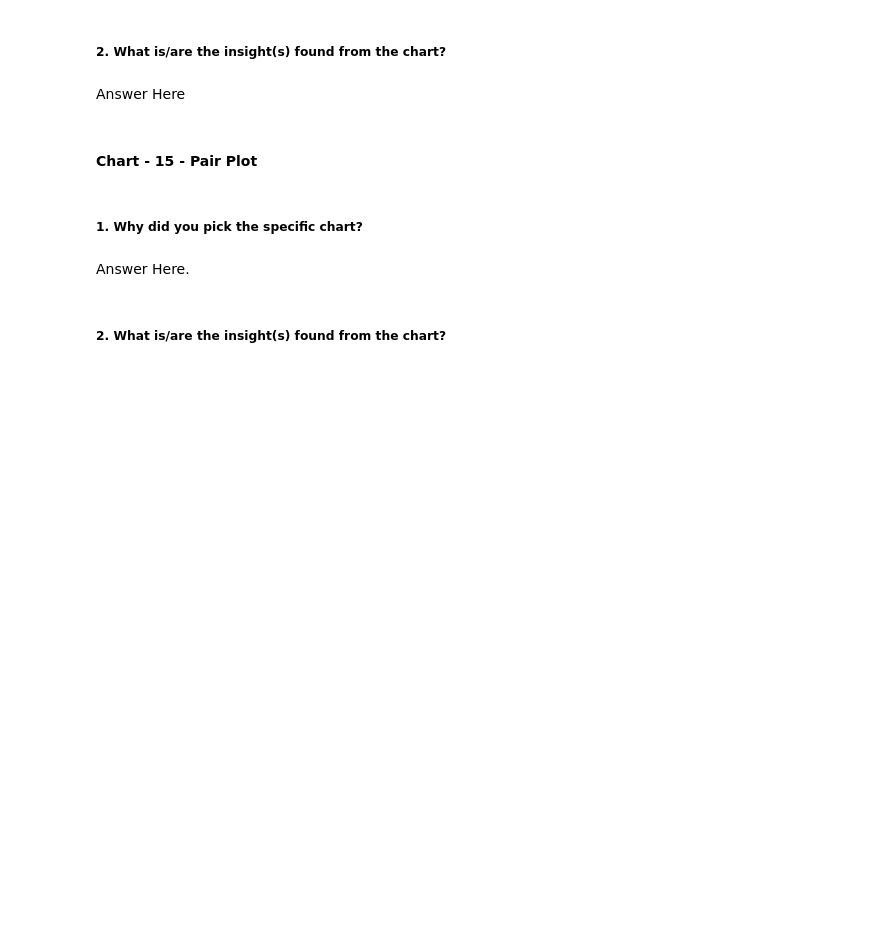
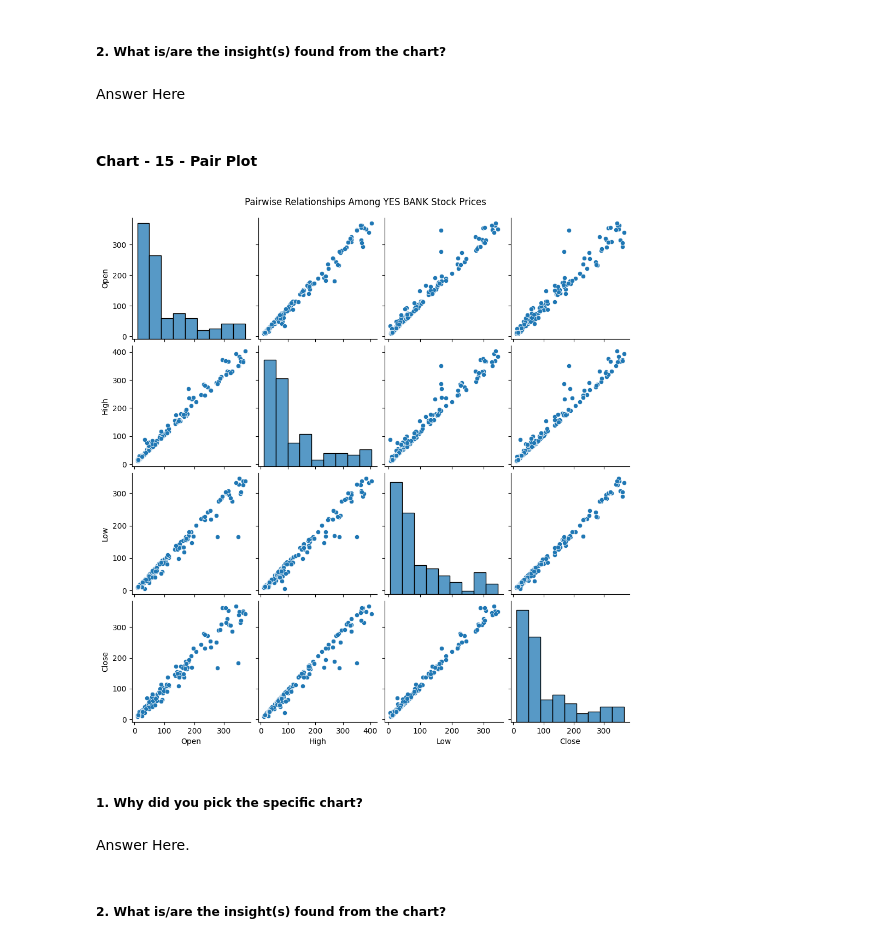
Before and after one commit to Ankush432-cloud/yes_bank_stock_price_prediction_ML_project, a Jupyter notebook: yes_bank_stock_price_prediction_ML_project.ipynb, the cells around one changed output. Drawn from its saved outputs; the diff is of its cells as text; code cells hidden in the pictures; blank space fills up the shorter version.

Commit message:
created all the charts for analysis

```diff
--- a/yes_bank_stock_price_prediction_ML_project.ipynb
+++ b/yes_bank_stock_price_prediction_ML_project.ipynb
@@ -232,6 +234,9 @@ df.head()
 ### What all manipulations have you done and insights you found?
 # %% [markdown]
 Answer Here.
+# %%
+original_df = pd.read_csv(r"clean_dataset\_clean_data_YesBank_StockPrices.csv")
+df = original_df.copy()
 # %% [markdown]
 ## ***4. Data Vizualization, Storytelling & Experimenting with charts : Understand the relationships between variables***
 # %% [markdown]
@@ -474,3 +797,18 @@ Answer Here
+# %%
+# Pair Plot visualization code
+sns.pairplot(
+    df[['Open', 'High', 'Low', 'Close']],
+    diag_kind='hist'
+)
+
+plt.suptitle(
+    'Pairwise Relationships Among YES BANK Stock Prices',
+    y=1.02
+)
+
+plt.show()
+# %% [output]
+[figure, added]
 # %% [markdown]
 ##### 1. Why did you pick the specific chart?
 # %% [markdown]
```
Also changed, not shown: parts of 38 cells of this notebook.
